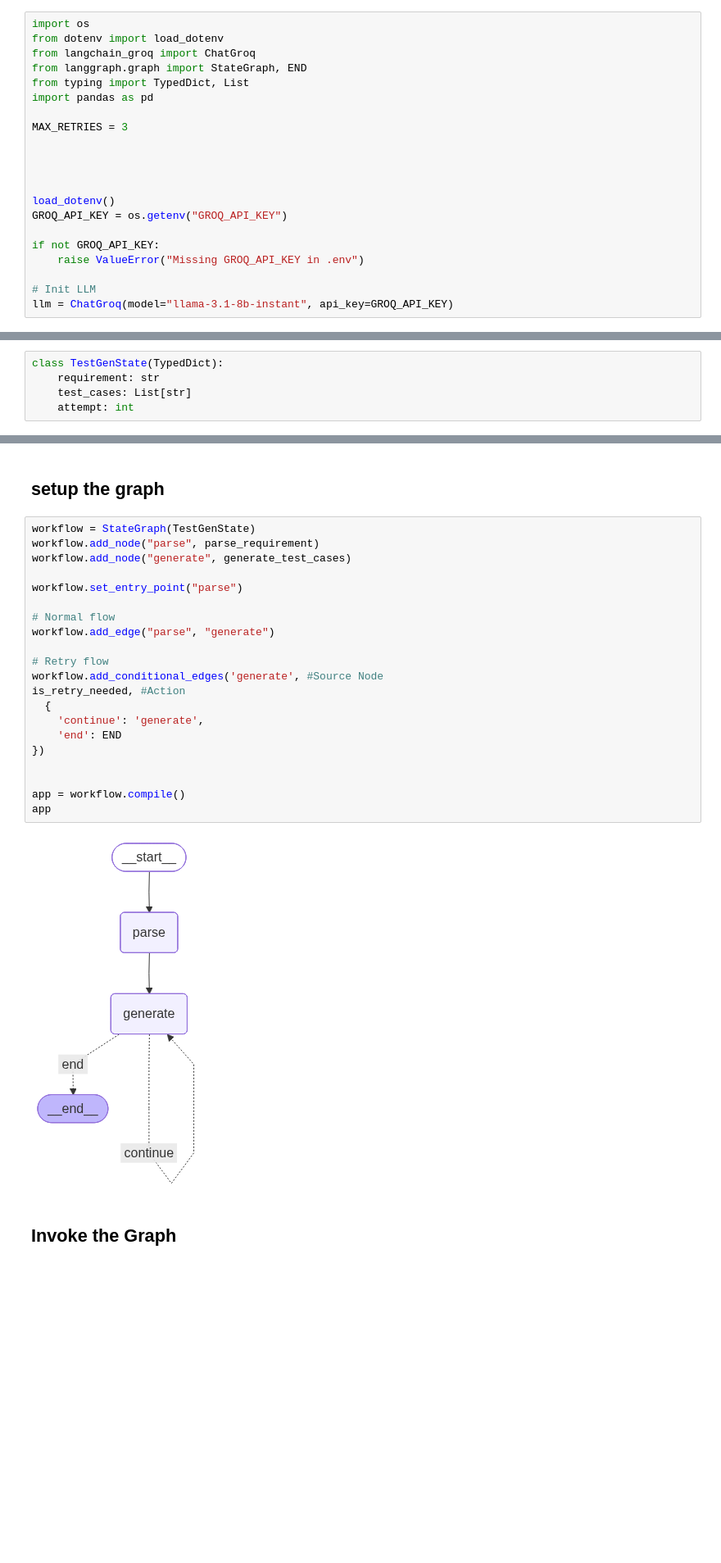
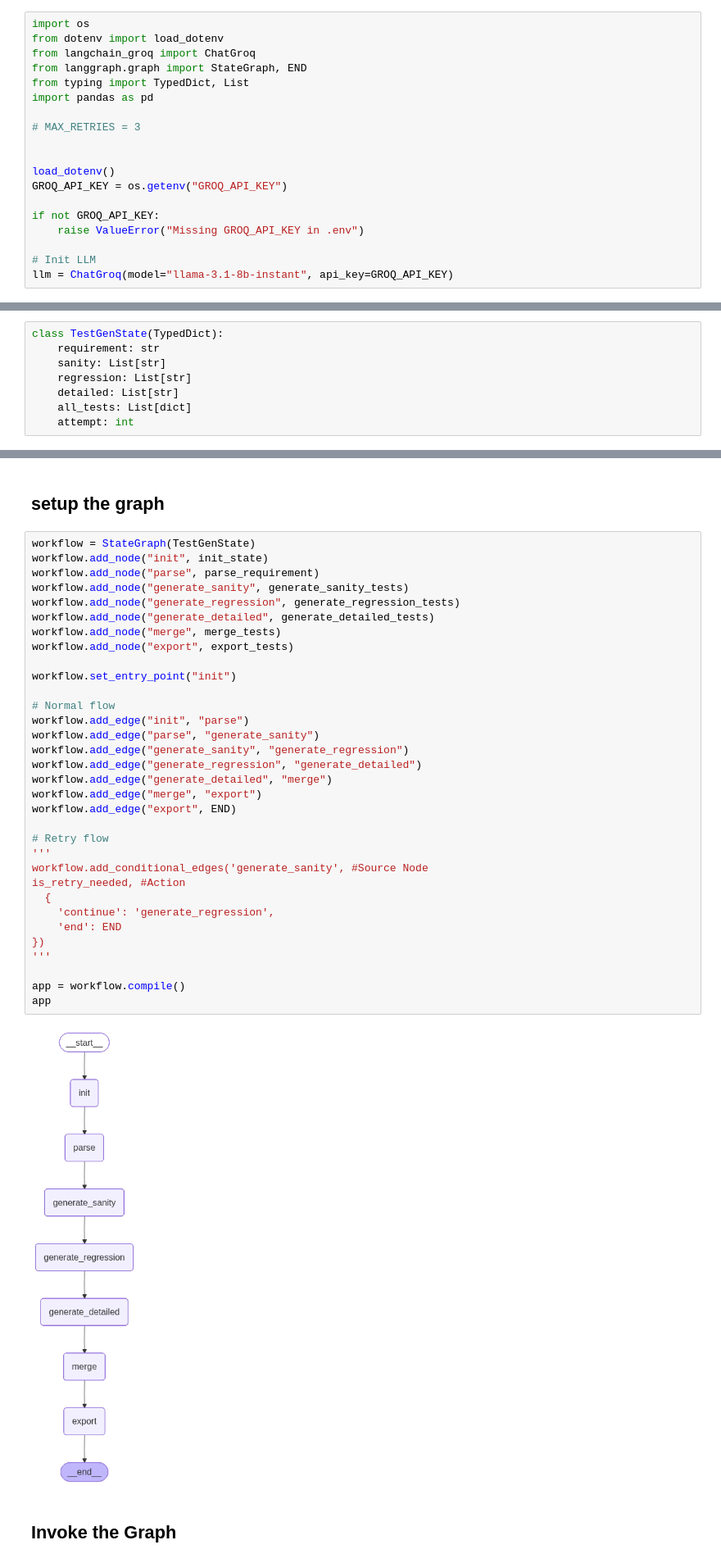
Before and after one commit to rachelamzaleg/ai-test-generator, a Jupyter notebook: notebooks/demo.ipynb, the cells around one changed output, grey strips where cells are left out. Shown: that part at 82% size. Saved outputs shown, nothing was run; the diff lists cells and outputs as text; blank space fills up the shorter version.

Commit message:
Change to sanity/regression/detailed test generation + export to csv

```diff
--- a/notebooks/demo.ipynb
+++ b/notebooks/demo.ipynb
@@ -8,9 +8,7 @@ from langgraph.graph import StateGraph, END
 from typing import TypedDict, List
 import pandas as pd
 
-MAX_RETRIES = 3
-
-
+# MAX_RETRIES = 3
 
 
 load_dotenv()
@@ -26,7 +24,10 @@ llm = ChatGroq(model="llama-3.1-8b-instant", api_key=GROQ_API_KEY)
 # %%
 class TestGenState(TypedDict):
     requirement: str
-    test_cases: List[str]
+    sanity: List[str]
+    regression: List[str]
+    detailed: List[str]
+    all_tests: List[dict]
     attempt: int
 # %% [markdown]
 ## Define the nodes
@@ -77,27 +155,39 @@ def is_retry_needed(state: TestGenState) -> str:
 ## setup the graph
 # %%
 workflow = StateGraph(TestGenState)
+workflow.add_node("init", init_state)
 workflow.add_node("parse", parse_requirement)
-workflow.add_node("generate", generate_test_cases)
+workflow.add_node("generate_sanity", generate_sanity_tests)
+workflow.add_node("generate_regression", generate_regression_tests)
+workflow.add_node("generate_detailed", generate_detailed_tests)
+workflow.add_node("merge", merge_tests)
+workflow.add_node("export", export_tests)
 
-workflow.set_entry_point("parse")
+workflow.set_entry_point("init")
 
 # Normal flow
-workflow.add_edge("parse", "generate")
+workflow.add_edge("init", "parse")
+workflow.add_edge("parse", "generate_sanity")
+workflow.add_edge("generate_sanity", "generate_regression")
+workflow.add_edge("generate_regression", "generate_detailed")
+workflow.add_edge("generate_detailed", "merge")
+workflow.add_edge("merge", "export")
+workflow.add_edge("export", END)
 
 # Retry flow
-workflow.add_conditional_edges('generate', #Source Node
+'''
+workflow.add_conditional_edges('generate_sanity', #Source Node
 is_retry_needed, #Action
   {
-    'continue': 'generate',
+    'continue': 'generate_regression',
     'end': END
 })
-
+'''
 
 app = workflow.compile()
 app
 # %% [output]
-[figure, old version]
+[figure, new version]
 # %% [markdown]
 ## Invoke the Graph
 # %%
```
Also changed, not shown: parts of 4 cells of this notebook, 1 other file.
